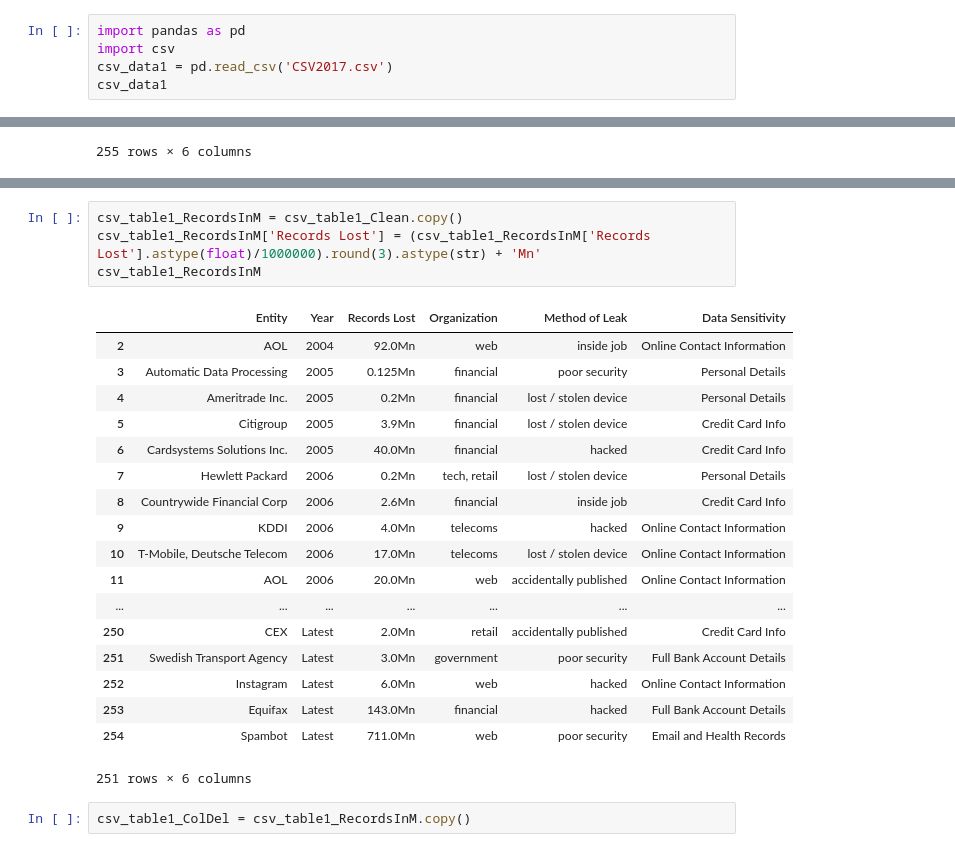
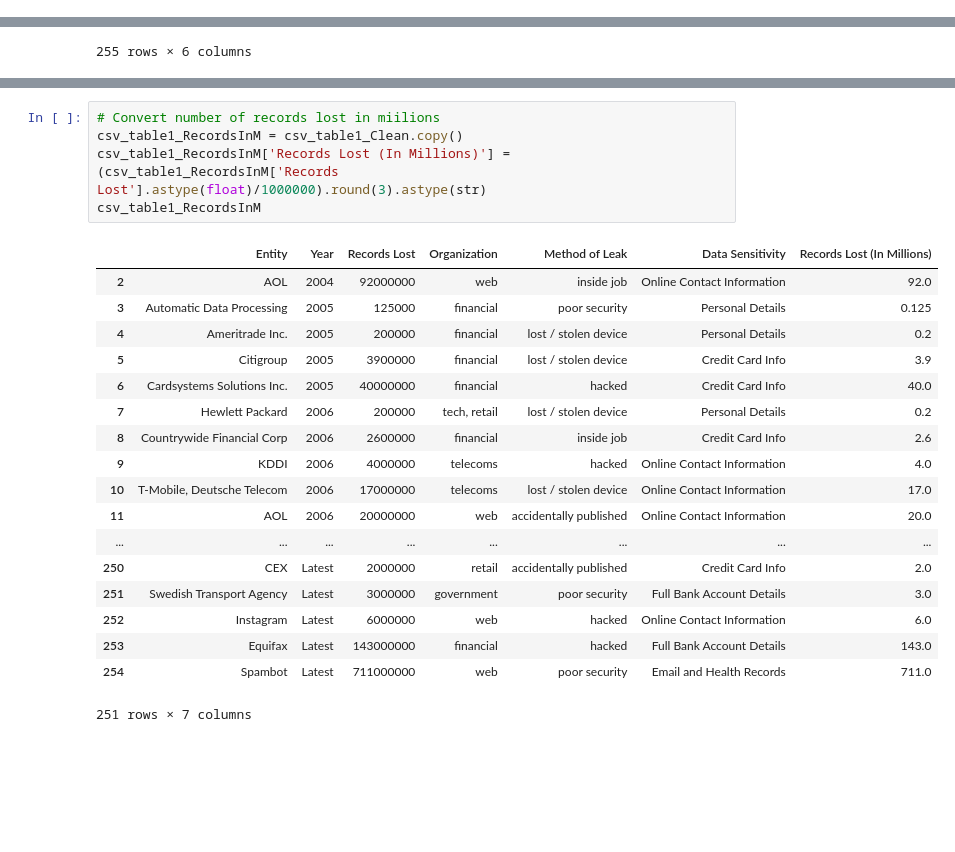
Before and after one commit to kulkarnirucha176/myworkspace, a Jupyter notebook: Assignment 2.ipynb, the cells around one changed output, grey strips where cells are left out. Drawn from its saved outputs; the diff is of its cells as text; blank space fills up the shorter version.

```diff
--- a/Assignment 2.ipynb
+++ b/Assignment 2.ipynb
@@ -1,5 +0,0 @@
-# %%
-import pandas as pd
-import csv
-csv_data1 = pd.read_csv('CSV2017.csv')
-csv_data1
@@ -245,27 +232,26 @@ csv_table1_Clean
 | 254 | Spambot | Latest | 711000000 | web | poor security | Email and Health Records |
 251 rows × 6 columns
 # %%
+# Convert number of records lost in miilions
 csv_table1_RecordsInM = csv_table1_Clean.copy()
-csv_table1_RecordsInM['Records Lost'] = (csv_table1_RecordsInM['Records Lost'].astype(float)/1000000).round(3).astype(str) + 'Mn'
+csv_table1_RecordsInM['Records Lost (In Millions)'] = (csv_table1_RecordsInM['Records Lost'].astype(float)/1000000).round(3).astype(str)
 csv_table1_RecordsInM
 # %% [output]
-|  | Entity | Year | Records Lost | Organization | Method of Leak | Data Sensitivity |
-| 2 | AOL | 2004 | 92.0Mn | web | inside job | Online Contact Information |
-| 3 | Automatic Data Processing | 2005 | 0.125Mn | financial | poor security | Personal Details |
-| 4 | Ameritrade Inc. | 2005 | 0.2Mn | financial | lost / stolen device | Personal Details |
-| 5 | Citigroup | 2005 | 3.9Mn | financial | lost / stolen device | Credit Card Info |
-| 6 | Cardsystems Solutions Inc. | 2005 | 40.0Mn | financial | hacked | Credit Card Info |
-| 7 | Hewlett Packard | 2006 | 0.2Mn | tech, retail | lost / stolen device | Personal Details |
-| 8 | Countrywide Financial Corp | 2006 | 2.6Mn | financial | inside job | Credit Card Info |
-| 9 | KDDI | 2006 | 4.0Mn | telecoms | hacked | Online Contact Information |
-| 10 | T-Mobile, Deutsche Telecom | 2006 | 17.0Mn | telecoms | lost / stolen device | Online Contact Information |
-| 11 | AOL | 2006 | 20.0Mn | web | accidentally published | Online Contact Information |
-| ... | ... | ... | ... | ... | ... | ... |
-| 250 | CEX | Latest | 2.0Mn | retail | accidentally published | Credit Card Info |
-| 251 | Swedish Transport Agency | Latest | 3.0Mn | government | poor security | Full Bank Account Details |
-| 252 | Instagram | Latest | 6.0Mn | web | hacked | Online Contact Information |
-| 253 | Equifax | Latest | 143.0Mn | financial | hacked | Full Bank Account Details |
-| 254 | Spambot | Latest | 711.0Mn | web | poor security | Email and Health Records |
+|  | Entity | Year | Records Lost | Organization | Method of Leak | Data Sensitivity | Records Lost (In Millions) |
+| 2 | AOL | 2004 | 92000000 | web | inside job | Online Contact Information | 92.0 |
+| 3 | Automatic Data Processing | 2005 | 125000 | financial | poor security | Personal Details | 0.125 |
+| 4 | Ameritrade Inc. | 2005 | 200000 | financial | lost / stolen device | Personal Details | 0.2 |
+| 5 | Citigroup | 2005 | 3900000 | financial | lost / stolen device | Credit Card Info | 3.9 |
+| 6 | Cardsystems Solutions Inc. | 2005 | 40000000 | financial | hacked | Credit Card Info | 40.0 |
+| 7 | Hewlett Packard | 2006 | 200000 | tech, retail | lost / stolen device | Personal Details | 0.2 |
+| 8 | Countrywide Financial Corp | 2006 | 2600000 | financial | inside job | Credit Card Info | 2.6 |
+| 9 | KDDI | 2006 | 4000000 | telecoms | hacked | Online Contact Information | 4.0 |
+| 10 | T-Mobile, Deutsche Telecom | 2006 | 17000000 | telecoms | lost / stolen device | Online Contact Information | 17.0 |
+| 11 | AOL | 2006 | 20000000 | web | accidentally published | Online Contact Information | 20.0 |
+| ... | ... | ... | ... | ... | ... | ... | ... |
+| 250 | CEX | Latest | 2000000 | retail | accidentally published | Credit Card Info | 2.0 |
+| 251 | Swedish Transport Agency | Latest | 3000000 | government | poor security | Full Bank Account Details | 3.0 |
+| 252 | Instagram | Latest | 6000000 | web | hacked | Online Contact Information | 6.0 |
+| 253 | Equifax | Latest | 143000000 | financial | hacked | Full Bank Account Details | 143.0 |
+| 254 | Spambot | Latest | 711000000 | web | poor security | Email and Health Records | 711.0 |
-251 rows × 6 columns
+251 rows × 7 columns
-# %%
-csv_table1_ColDel = csv_table1_RecordsInM.copy()
```
Also changed, not shown: parts of 12 cells of this notebook.
